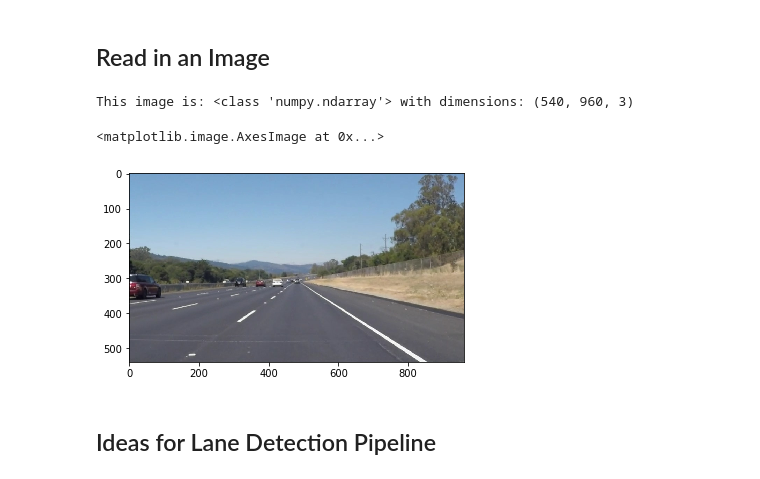
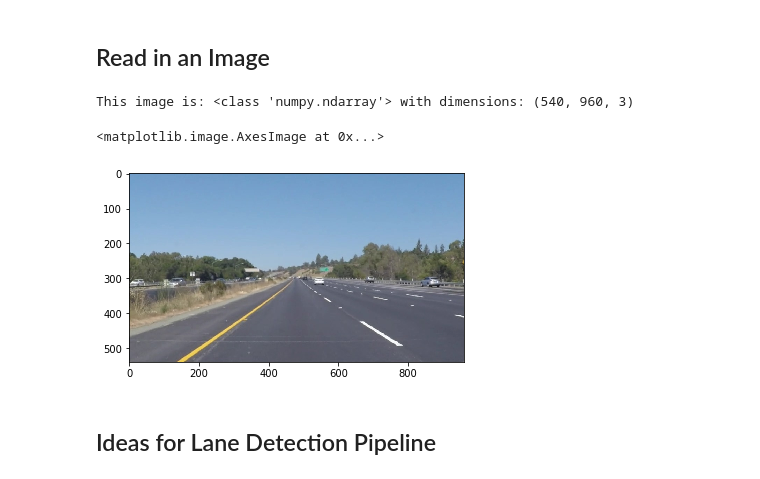
Before and after one commit to leoybkim/CarND-LaneLines-P1, a Jupyter notebook: P1.ipynb, the cells around one changed output. Drawn from its saved outputs; the diff is of its cells as text; code cells hidden in the pictures.

```diff
--- a/P1.ipynb
+++ b/P1.ipynb
@@ -51,15 +51,15 @@ import cv2
 ## Read in an Image
 # %%
 #reading in an image
-image = mpimg.imread('test_images/solidWhiteRight.jpg')
+image = mpimg.imread('test_images/solidYellowLeft.jpg')
 
 #printing out some stats and plotting
 print('This image is:', type(image), 'with dimensions:', image.shape)
 plt.imshow(image)  # if you wanted to show a single color channel image called 'gray', for example, call as plt.imshow(gray, cmap='gray')
 # %% [output]
 This image is: <class 'numpy.ndarray'> with dimensions: (540, 960, 3)
 <matplotlib.image.AxesImage at 0x...>
-[figure, old version]
+[figure, new version]
 # %% [markdown]
 ## Ideas for Lane Detection Pipeline
 # %% [markdown]
```
Also changed, not shown: parts of 33 cells of this notebook, 4 other files.
